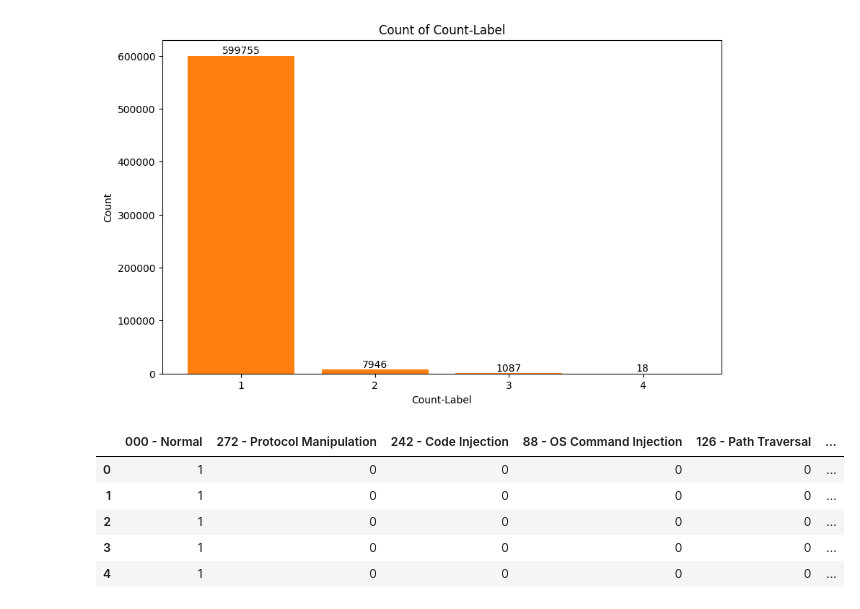
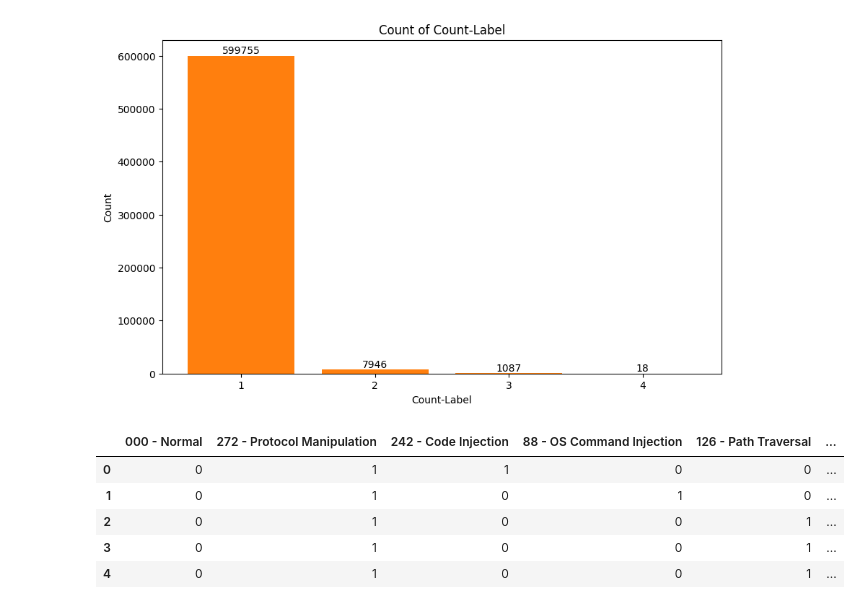
Before and after one commit to DatPham1001/SecBERT, a Jupyter notebook: multilabel-train/DataProcessingMultiLabel.ipynb, the cells around one changed output. Drawn from its saved outputs; the diff is of its cells as text; code cells hidden in the pictures.

```diff
--- a/multilabel-train/DataProcessingMultiLabel.ipynb
+++ b/multilabel-train/DataProcessingMultiLabel.ipynb
@@ -6,7 +6,7 @@ pd.set_option("display.max_columns", None)
 # %% [markdown]
 ## DataProcess
 # %%
-data_dir = 'E:\Work_DatPT\Study\Master\dataset'
+data_dir = 'D:\Hoc\SecBert\SecBERT'
 df_capec = pd.read_csv(data_dir + '/data_capec_multilabel.csv')
 ## Delete blank text in http request
 df_capec = df_capec[df_capec['request_http_request'] != '/']
@@ -84,17 +84,17 @@ plt.show()
 3            4      18
 [figure]
 # %%
-multilabel_df = df_capec[df_capec['count-label'] > 0]
+multilabel_df = df_capec[df_capec['count-label'] > 1]
 # Reset the index of the new DataFrame
 multilabel_df = multilabel_df.reset_index(drop=True)
 multilabel_df.head()
 # %% [output]
 |  | 000 - Normal | 272 - Protocol Manipulation | 242 - Code Injection | 88 - OS Command Injection | 126 - Path Traversal | ... |
-| 0 | 1 | 0 | 0 | 0 | 0 | ... |
-| 1 | 1 | 0 | 0 | 0 | 0 | ... |
-| 2 | 1 | 0 | 0 | 0 | 0 | ... |
-| 3 | 1 | 0 | 0 | 0 | 0 | ... |
-| 4 | 1 | 0 | 0 | 0 | 0 | ... |
+| 0 | 0 | 1 | 1 | 0 | 0 | ... |
+| 1 | 0 | 1 | 0 | 1 | 0 | ... |
+| 2 | 0 | 1 | 0 | 0 | 1 | ... |
+| 3 | 0 | 1 | 0 | 0 | 1 | ... |
+| 4 | 0 | 1 | 0 | 0 | 1 | ... |
 # %%
 label_columns = [
     '000 - Normal',
```
Also changed, not shown: parts of 3 cells of this notebook, 5 other files.
